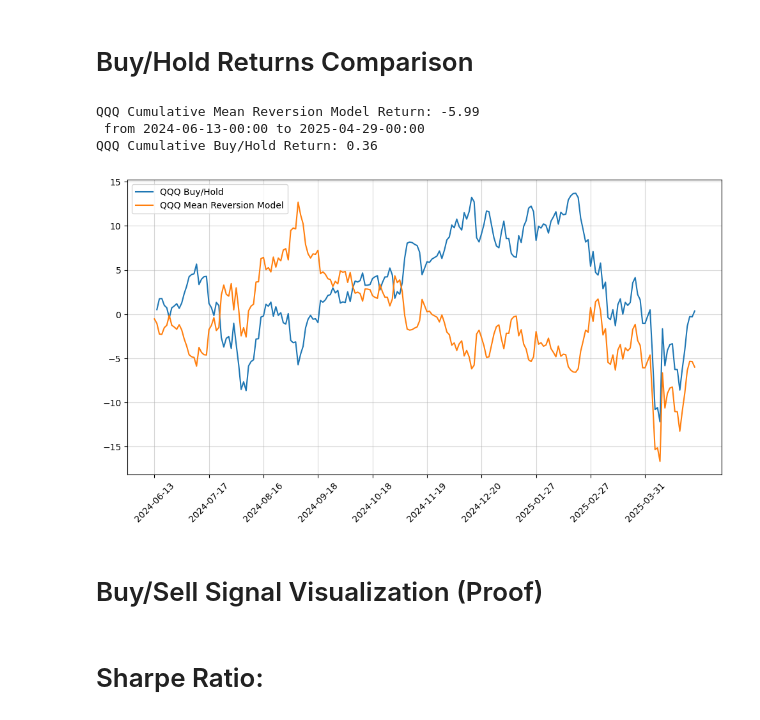
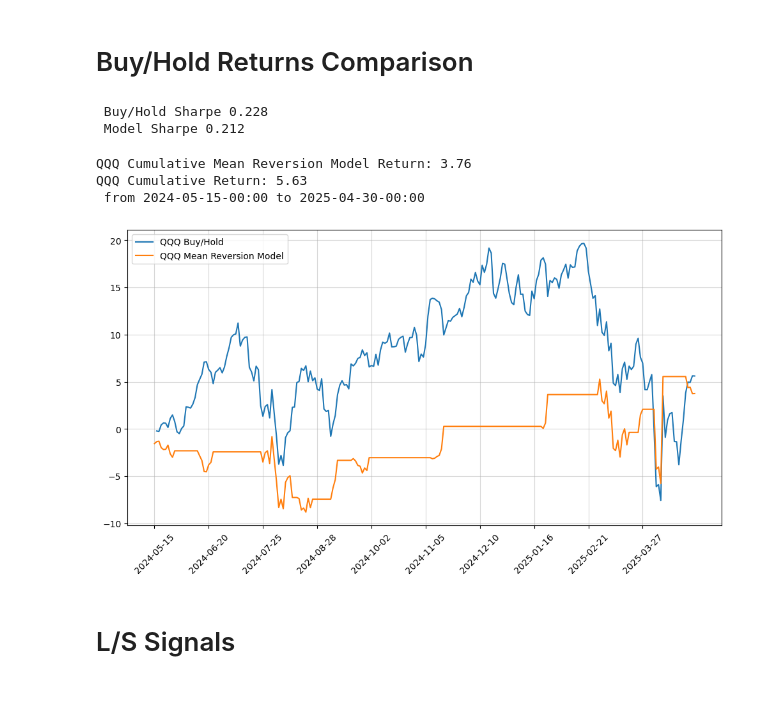
Before and after one commit to FilBillions/Mean_Reversion, a Jupyter notebook: Mean_Reversion_Model.ipynb, the cells around one changed output. Saved outputs shown, nothing was run; the diff lists cells and outputs as text; code cells hidden in the pictures.

```diff
--- a/Mean_Reversion_Model.ipynb
+++ b/Mean_Reversion_Model.ipynb
@@ -27,6 +14,7 @@ YF.download() has changed argument auto_adjust default to True
 # %% [markdown]
 # Complete Table Creation
 # %%
-QQQ_mean_rev = Mean_Rev_Table(QQQ, ma1 = 21)
-QQQ_mean_rev.gen_table()
+test = Mean_Rev_BackTest(ma1 = 9, ticker = "QQQ", start = "2024-05-02", end = str(date.today() - timedelta(1)), interval = "1d")
+# input probabilities
+test.run_algo(p1 = 2.5, p2 = 5, mean = 50, p3 = 90, p4 = 95, print_table=True)
 # %% [output]
@@ -60,14 +43,16 @@ count of sell signals: 12
 # %% [markdown]
 # Buy/Hold Returns Comparison
+# %%
+test.sharpe()
+# %% [output]
+ Buy/Hold Sharpe 0.228
+ Model Sharpe 0.212
 # %%
-QQQ_mean_rev.gen_comp("QQQ")
-QQQ_mean_rev.print_cumulative_return("QQQ")
+test.gen_comp()
 # %% [output]
-QQQ Cumulative Mean Reversion Model Return: -5.99
- from 2024-06-13-00:00 to 2025-04-29-00:00
-QQQ Cumulative Buy/Hold Return: 0.36
+QQQ Cumulative Mean Reversion Model Return: 3.76
+QQQ Cumulative Return: 5.63
+ from 2024-05-15-00:00 to 2025-04-30-00:00
-[figure, old version]
+[figure, new version]
 # %% [markdown]
-# Buy/Sell Signal Visualization (Proof)
+# L/S Signals
-# %% [markdown]
-# Sharpe Ratio:
```
Also changed, not shown: parts of 5 cells of this notebook, 5 other files.
